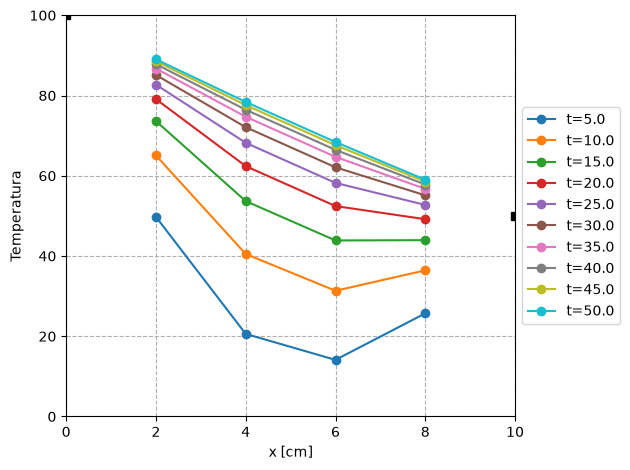
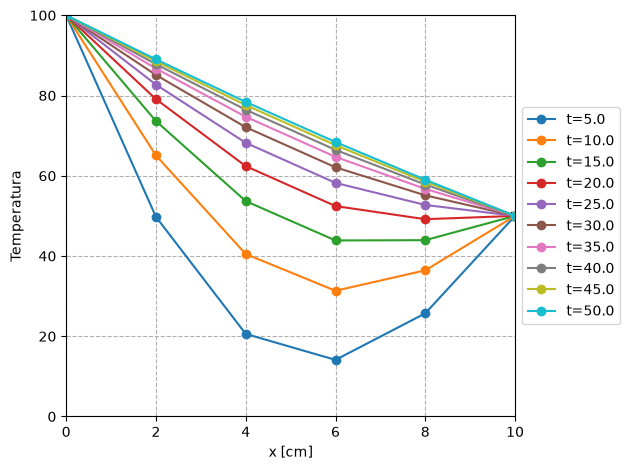
The notebook cell's code change between the first figure and the second:
--- before
+++ after
@@ -1,2 +1,24 @@
+########################################################################## parámetros de entrada
+L = 10 # tamaño del dominio [cm]
+n = 4  # número de nodos en el sistema
+
+k = 0.49 # conductividad térmica [cal.s-1.cm-1.C-1]
+C = 0.2174 # capacidad calorífica [cal.g-1.C-1]
+rho = 2.7 # densidad, [g.cm-3]
+
+Tini = 0 # Temperatura inicial, en todo el dominio
+T0 = 100 # Temperatura en x=0
+TL = 50 # Temperatura en x=L
+
+dt = 0.1 # paso de tiempo, [s]
+ndt = 500
+plotEvery = 50
+
+################################## calculo de coeficientes para construir sistema de ecuaciones
+dx = L/(n+1)
+alp = k/(rho*C)
+lamb = alp*dt/((dx)**2)
+
+############################################### solución numérica y visualización de resultados
 fig, ax = plt.subplots()
 
@@ -19,6 +41,8 @@
     Told = copy(Tnew)
 
-    if theta % plotEvery == 0 and theta != 0:
-        ax.plot(x, Tnew, ls='-', marker='o', label=f"t={str(np.round(t,0))}")
+    if (theta % plotEvery == 0) and (theta != 0):
+        x_full = np.pad(x, (1, 1), mode='constant', constant_values=(0, L))
+        T_full = np.pad(Tnew, (1, 1), mode='constant', constant_values=(T0, TL))
+        ax.plot(x_full, T_full, ls='-', marker='o', label=f"t={str(np.round(t,0))}")
 
 ax.set(xlim=(0, L), ylim=(0, max(T0, TL)),

Commit: better graphics for FD results